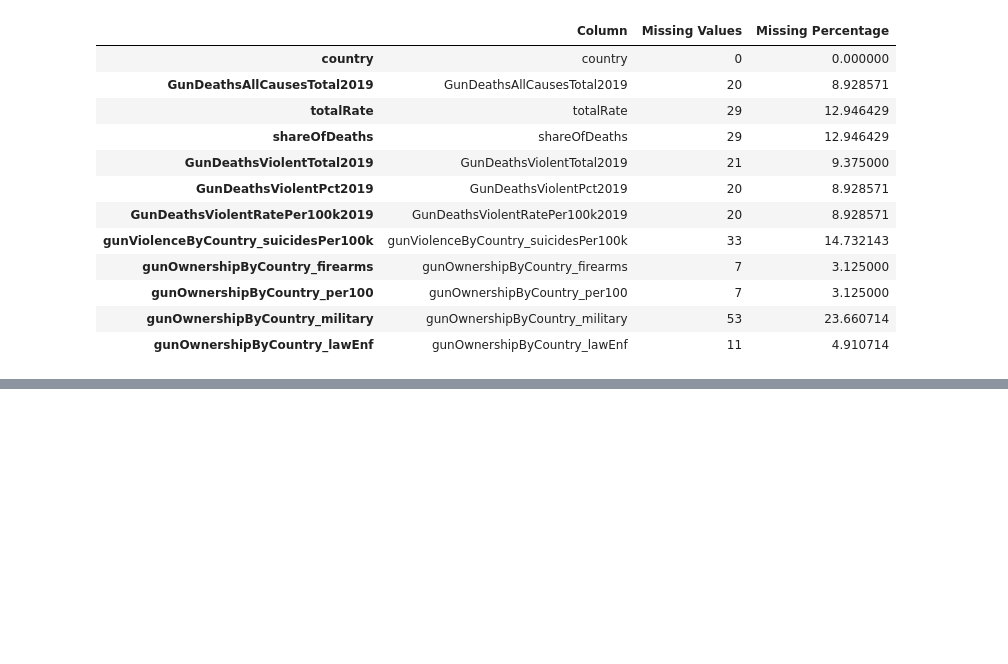
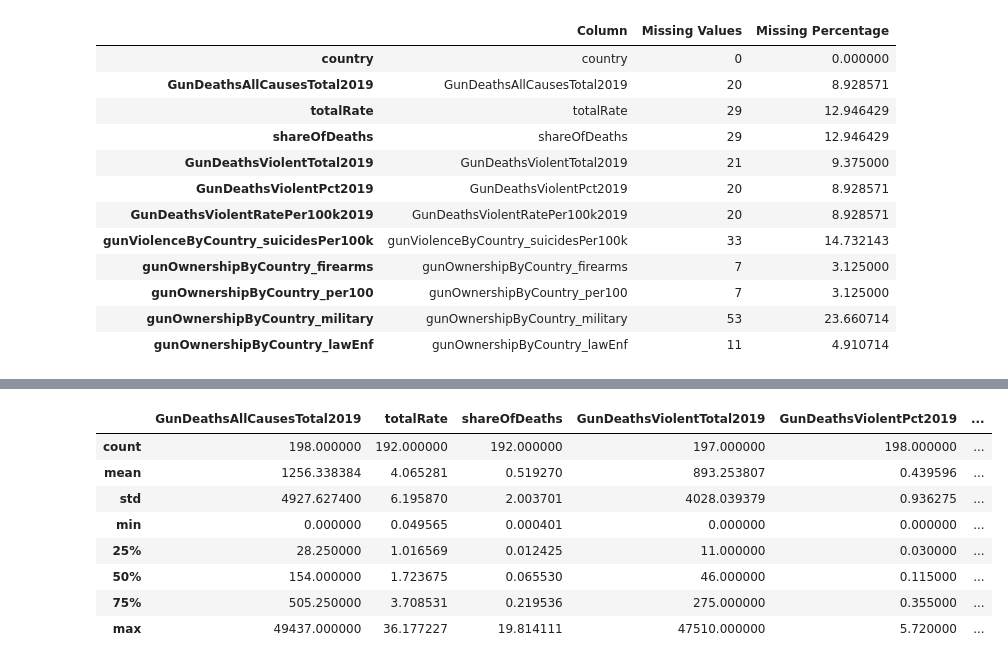
Before and after one commit to com-480-data-visualization/The-PLP, a Jupyter notebook: src/data_analysis.ipynb, the cells around one changed output, grey strips where cells are left out. Cells and saved outputs as stored; diff of their text form; code cells hidden in the pictures; blank space fills up the shorter version.

Commit message:
ajout du merged df avec quleques analyse

```diff
--- a/src/data_analysis.ipynb
+++ b/src/data_analysis.ipynb
@@ -39,0 +33,6 @@ display(merged_df.head())
+# %%
+# Merge the two dataframes on the 'country' column on an inner join because we want to keep only the rows that have a match in both dataframes
+merged_df = pd.merge(df_death, df_gun, on='country', how='inner')
+
+display(merged_df.head())
+print(merged_df.shape)
@@ -58,0 +81,5 @@ missing_data
+# %%
+#we are adding the column 'population' to the merged dataframe using the rate as a rate for 100,000 people
+merged_df['population'] = (merged_df['GunDeathsAllCausesTotal2019'] / merged_df['totalRate']) * 100000
+#merged_df['population'] = merged_df.apply(lambda row: (row['GunDeathsAllCausesTotal2019'] / row['totalRate']) * 100000, axis=1)
+display(merged_df.head())
@@ -58,0 +140,12 @@ missing_data
+# %%
+merged_df.describe()
+# %% [output]
+|  | GunDeathsAllCausesTotal2019 | totalRate | shareOfDeaths | GunDeathsViolentTotal2019 | GunDeathsViolentPct2019 | ... |
+| count | 198.000000 | 192.000000 | 192.000000 | 197.000000 | 198.000000 | ... |
+| mean | 1256.338384 | 4.065281 | 0.519270 | 893.253807 | 0.439596 | ... |
+| std | 4927.627400 | 6.195870 | 2.003701 | 4028.039379 | 0.936275 | ... |
+| min | 0.000000 | 0.049565 | 0.000401 | 0.000000 | 0.000000 | ... |
+| 25% | 28.250000 | 1.016569 | 0.012425 | 11.000000 | 0.030000 | ... |
+| 50% | 154.000000 | 1.723675 | 0.065530 | 46.000000 | 0.115000 | ... |
+| 75% | 505.250000 | 3.708531 | 0.219536 | 275.000000 | 0.355000 | ... |
+| max | 49437.000000 | 36.177227 | 19.814111 | 47510.000000 | 5.720000 | ... |
```
Also changed, not shown: parts of 10 cells of this notebook.
